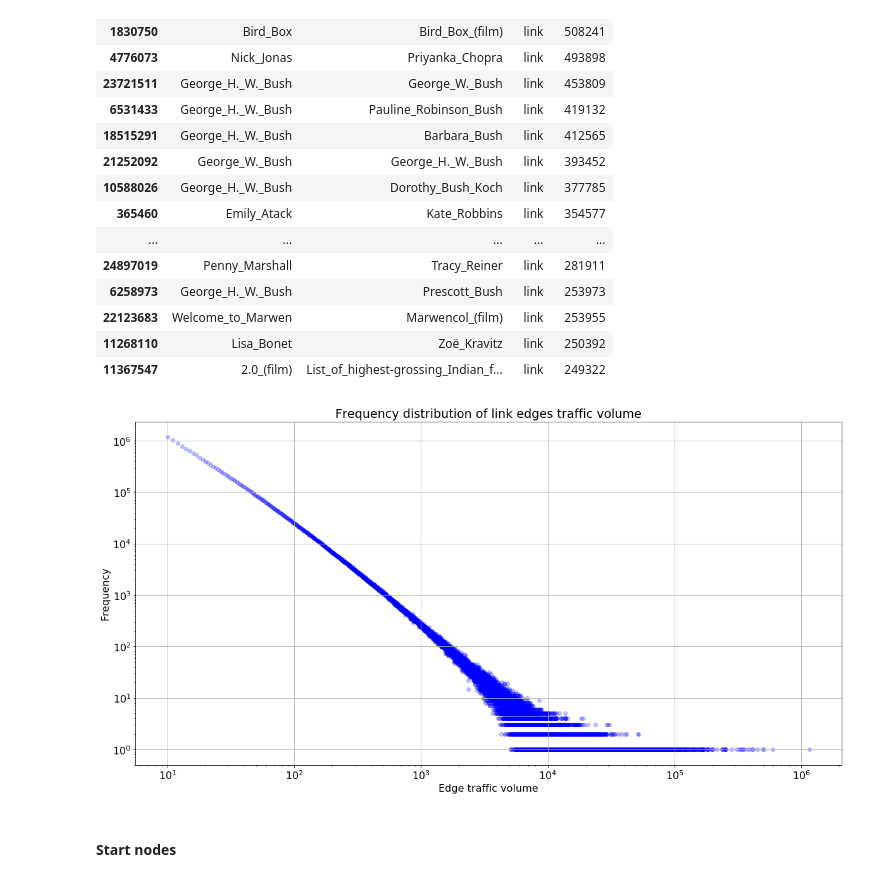
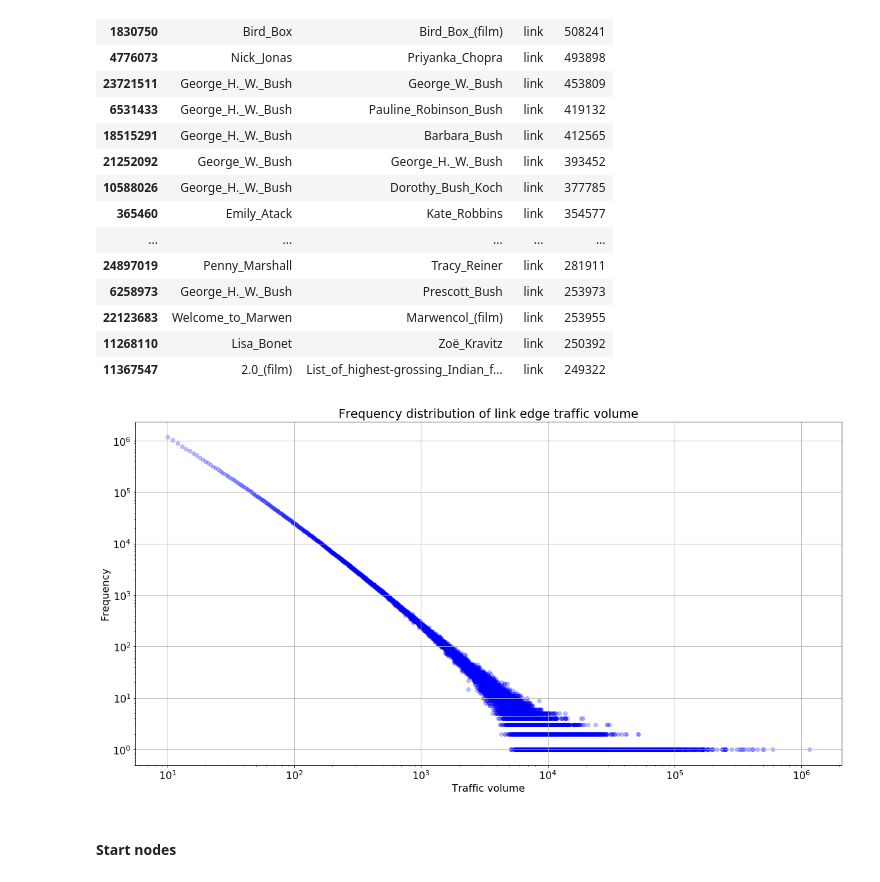
Before and after one commit to 33eyes/wiki-clickstream-graph, a Jupyter notebook: English_Wikipedia_EDA.ipynb, the cells around one changed output. Cells and saved outputs as stored; diff of their text form; code cells hidden in the pictures.

```diff
--- a/English_Wikipedia_EDA.ipynb
+++ b/English_Wikipedia_EDA.ipynb
@@ -423,19 +418,11 @@ link_edges.head(20)
 | 22123683 | Welcome_to_Marwen | Marwencol_(film) | link | 253955 |
 | 11268110 | Lisa_Bonet | Zoë_Kravitz | link | 250392 |
 | 11367547 | 2.0_(film) | List_of_highest-grossing_Indian_f... | link | 249322 |
-# %%
-my_alpha = 0.25
-plt.scatter(link_edges_traffic_frequencies.index.values, link_edges_traffic_frequencies.values, \
-            c="b", alpha=my_alpha)
-plt.xscale("log")
-plt.yscale("log")
-plt.xlabel('Edge traffic volume')
-plt.ylabel('Frequency')
-plt.grid(True)
-
-plt.title("Frequency distribution of link edges traffic volume");
-# %% [output]
-[figure, removed]
+# %%
+plot_freq_on_log_log_scale(link_edges_traffic_frequencies,
+                           "Frequency distribution of link edge traffic volume")
+# %% [output]
+[figure, added]
 # %% [markdown]
 #### Start nodes
 # %%
```
Also changed, not shown: parts of 65 cells of this notebook.
